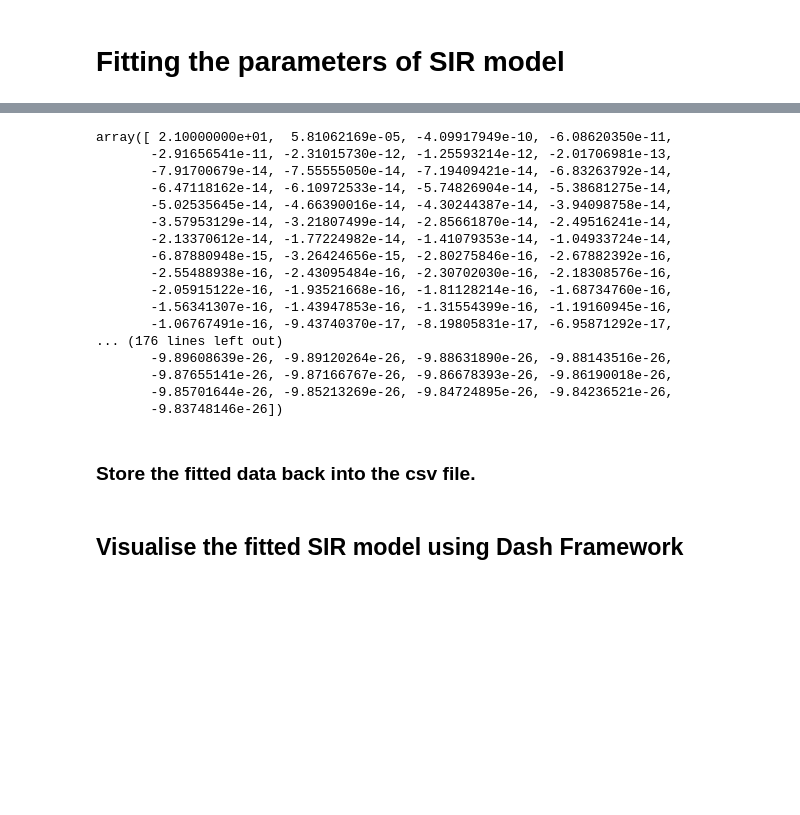
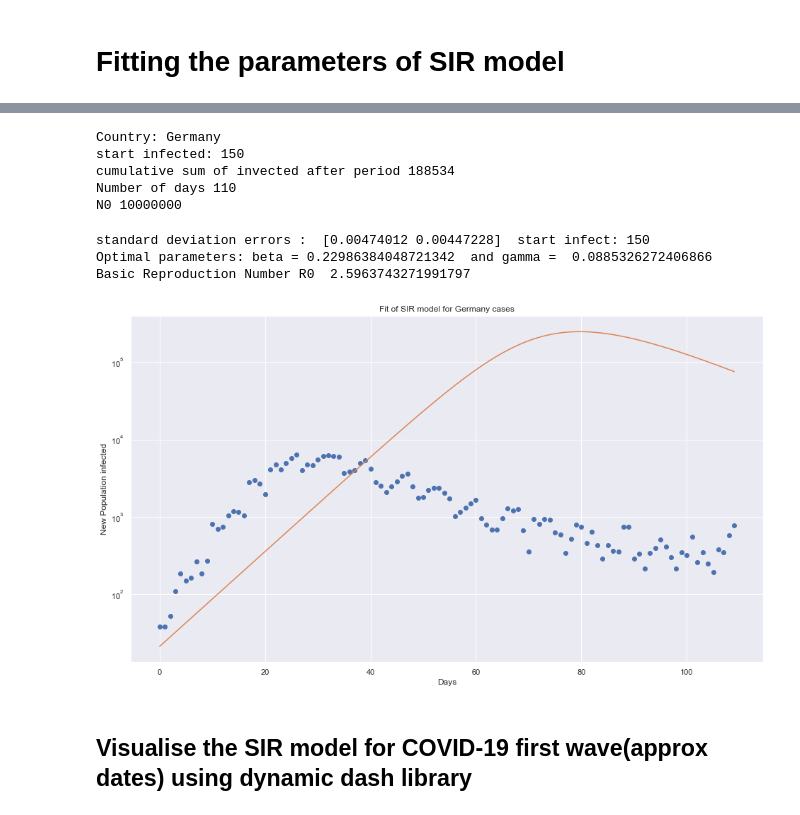
Before and after one commit to dheerajvarma24/Covid-dashboard-for-data-analysis, a Jupyter notebook: notebooks/Entreprise Data Science submission part 4.ipynb, the cells around one changed output, grey strips where cells are left out. Drawn from its saved outputs; the diff is of its cells as text; code cells hidden in the pictures; blank space fills up the shorter version.

```diff
--- a/notebooks/Entreprise Data Science submission part 4.ipynb
+++ b/notebooks/Entreprise Data Science submission part 4.ipynb
@@ -69,6 +142,11 @@ def SIR_model_t(SIR,t,N,beta,gamma):
     dR_dt=gamma*I
     return dS_dt,dI_dt,dR_dt
 # %%
-#Integrate the SIR equations over the time grid, t.
-def fit_odeint(t, N, beta, gamma):
-    return integrate.odeint(SIR_model_t, (S0, I0, R0), t, args=(N, beta, gamma))[:,1] # we only would like to get dI
+# the resulting curve has to be fitted
+# free parameters are here beta and gamma
+
+def fit_odeint(x, beta, gamma):
+    '''
+    helper function for the integration
+    '''
+    return integrate.odeint(SIR_model_t, (S0, I0, R0), t, args=(beta, gamma))[:,1] # we only would like to get dI
@@ -106,22 +152,0 @@ Optimal parameters: beta = -11.247286896113062  and gamma =  1.5505039336713
-# %%
-# get the final fitted curve
-fitted=fit_odeint(t, N, popt[0], popt[1])
-fitted
-# %% [output]
-array([ 2.10000000e+01,  5.81062169e-05, -4.09917949e-10, -6.08620350e-11,
-       -2.91656541e-11, -2.31015730e-12, -1.25593214e-12, -2.01706981e-13,
-       -7.91700679e-14, -7.55555050e-14, -7.19409421e-14, -6.83263792e-14,
-       -6.47118162e-14, -6.10972533e-14, -5.74826904e-14, -5.38681275e-14,
-       -5.02535645e-14, -4.66390016e-14, -4.30244387e-14, -3.94098758e-14,
-       -3.57953129e-14, -3.21807499e-14, -2.85661870e-14, -2.49516241e-14,
-       -2.13370612e-14, -1.77224982e-14, -1.41079353e-14, -1.04933724e-14,
-       -6.87880948e-15, -3.26424656e-15, -2.80275846e-16, -2.67882392e-16,
-       -2.55488938e-16, -2.43095484e-16, -2.30702030e-16, -2.18308576e-16,
-       -2.05915122e-16, -1.93521668e-16, -1.81128214e-16, -1.68734760e-16,
-       -1.56341307e-16, -1.43947853e-16, -1.31554399e-16, -1.19160945e-16,
-       -1.06767491e-16, -9.43740370e-17, -8.19805831e-17, -6.95871292e-17,
-... (176 lines left out)
-       -9.89608639e-26, -9.89120264e-26, -9.88631890e-26, -9.88143516e-26,
-       -9.87655141e-26, -9.87166767e-26, -9.86678393e-26, -9.86190018e-26,
-       -9.85701644e-26, -9.85213269e-26, -9.84724895e-26, -9.84236521e-26,
-       -9.83748146e-26])
@@ -128,12 +184,28 @@ array([ 2.10000000e+01,  5.81062169e-05, -4.09917949e-10, -6.08620350e-11,
 # %%
-plt.semilogy(t, ydata, 'o')
-plt.semilogy(t, fitted)
+ydata = np.array(df_analyse['Germany'][40:150])
+t=np.arange(len(ydata))
+# option 1: ydata is cummulative, thus we need cumulative fitted line
+#plt.semilogy(t, ydata, 'o')
+#plt.semilogy(t, np.cumsum(fitted))
+
+# option2: ydata is cummulative, however we would like to have the day to day difference
+plt.semilogy(t,np.ediff1d(ydata, to_begin=ydata[1]-ydata[0]), 'o')
+plt.semilogy(t, fit_and_predict('Germany'))
+
 plt.title("Fit of SIR model for Germany cases")
-plt.ylabel("Population infected")
+plt.ylabel("New Population infected")
 plt.xlabel("Days")
 plt.show()
-print("Optimal parameters: beta =", popt[0], " and gamma = ", popt[1])
-print("Basic Reproduction Number R0 " , popt[0]/ popt[1])
-print("This ratio is derived as the expected number of new infections (these new infections are sometimes called secondary infections from a single infection in a population where all subjects are susceptible. @wiki")
+#print("Optimal parameters: beta =", popt[0], " and gamma = ", popt[1])
+#print("Basic Reproduction Number R0 " , popt[0]/ popt[1])
+#print("This ratio is derived as the expected number of new infections (these new infections are sometimes called secondary infections from a single infection in a population where all subjects are susceptible. @wiki")
+# %% [output]
+Country: Germany
+start infected: 150
+cumulative sum of invected after period 188534
+Number of days 110
+N0 10000000
+standard deviation errors :  [0.00474012 0.00447228]  start infect: 150
+Optimal parameters: beta = 0.22986384048721342  and gamma =  0.0885326272406866
+Basic Reproduction Number R0  2.5963743271991797
+[figure, added]
-# %% [markdown]
-### Store the fitted data back into the csv file.
@@ -146,2 +212,2 @@ df_analyse.to_csv(data_path, sep=';', index=False)
 # %% [markdown]
-## Visualise the fitted SIR model using Dash Framework
+## Visualise the SIR model for COVID-19 first wave(approx dates) using dynamic dash library
```
Also changed, not shown: parts of 18 cells of this notebook, 4 other files.
